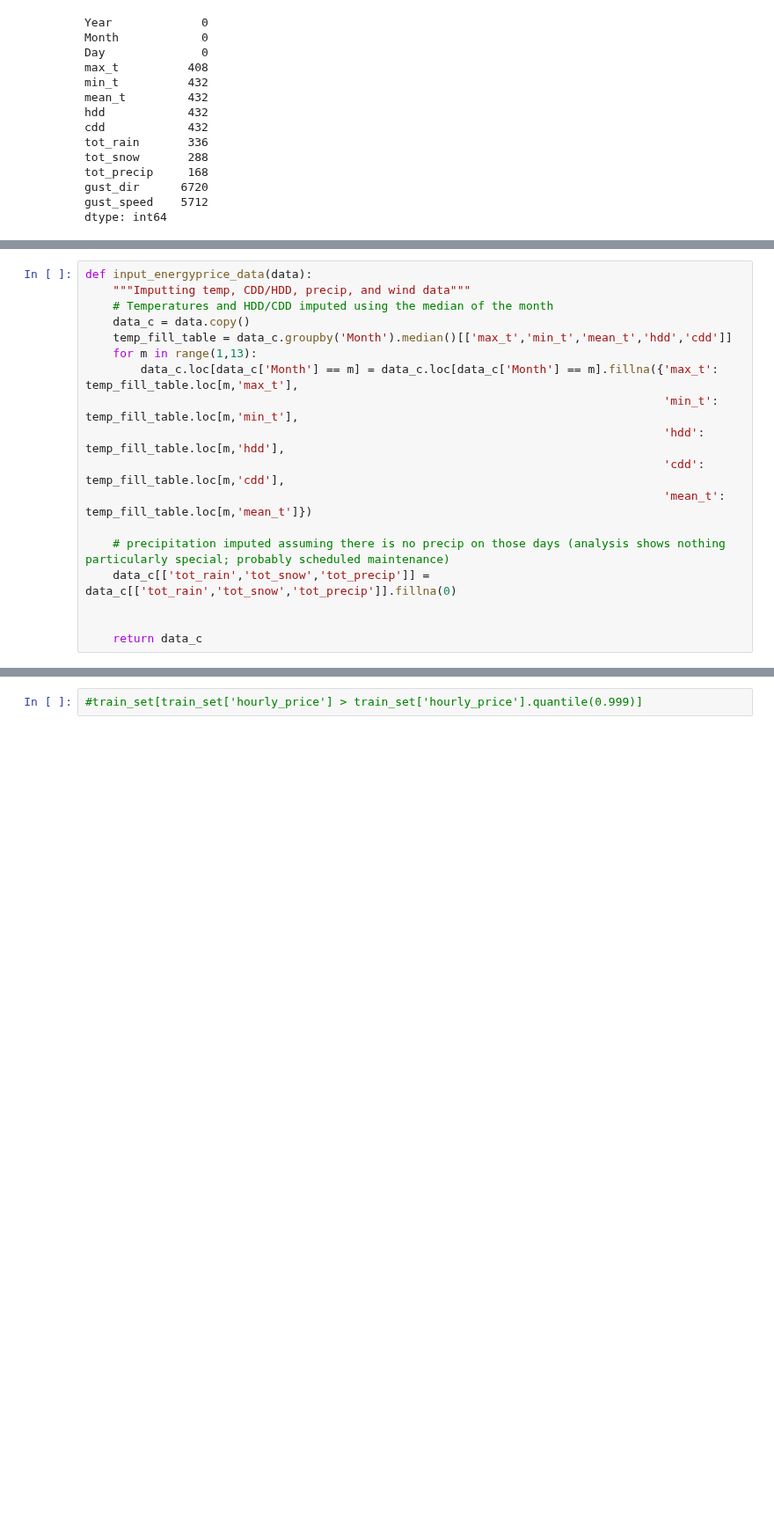
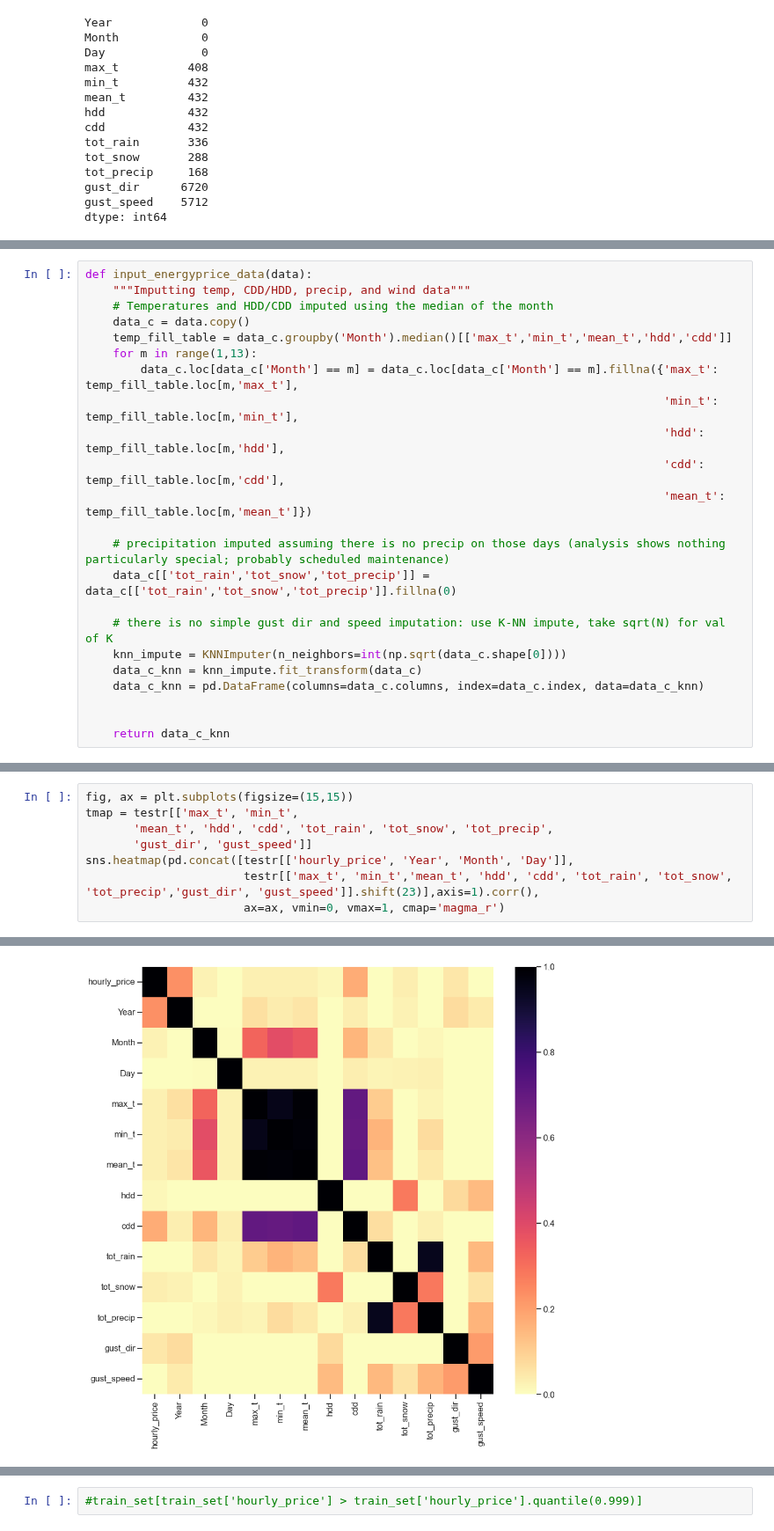
Before and after one commit to KeaganHRankin/cloud_ml_proj, a Jupyter notebook: feature_eng/feature_eng_keagan.ipynb, the cells around one changed output, grey strips where cells are left out. Shown at 88% size. Drawn from its saved outputs; the diff is of its cells as text; blank space fills up the shorter version.

```diff
--- a/feature_eng/feature_eng_keagan.ipynb
+++ b/feature_eng/feature_eng_keagan.ipynb
@@ -233,5 +235,10 @@ def input_energyprice_data(data):
     # precipitation imputed assuming there is no precip on those days (analysis shows nothing particularly special; probably scheduled maintenance)
     data_c[['tot_rain','tot_snow','tot_precip']] = data_c[['tot_rain','tot_snow','tot_precip']].fillna(0)
 
+    # there is no simple gust dir and speed imputation: use K-NN impute, take sqrt(N) for val of K
+    knn_impute = KNNImputer(n_neighbors=int(np.sqrt(data_c.shape[0])))
+    data_c_knn = knn_impute.fit_transform(data_c)
+    data_c_knn = pd.DataFrame(columns=data_c.columns, index=data_c.index, data=data_c_knn)
 
-    return data_c
+
+    return data_c_knn
@@ -277,0 +300,9 @@ train_set[train_set[['tot_rain','tot_snow','tot_precip']].isnull().any(axis=1)]#
+# %%
+fig, ax = plt.subplots(figsize=(15,15))
+tmap = testr[['max_t', 'min_t',
+       'mean_t', 'hdd', 'cdd', 'tot_rain', 'tot_snow', 'tot_precip',
+       'gust_dir', 'gust_speed']]
+sns.heatmap(pd.concat([testr[['hourly_price', 'Year', 'Month', 'Day']],
+                       testr[['max_t', 'min_t','mean_t', 'hdd', 'cdd', 'tot_rain', 'tot_snow', 'tot_precip','gust_dir', 'gust_speed']].shift(23)],axis=1).corr(),
+                       ax=ax, vmin=0, vmax=1, cmap='magma_r')
+# %% [output]
@@ -277,0 +310 @@ train_set[train_set[['tot_rain','tot_snow','tot_precip']].isnull().any(axis=1)]#
+[figure, added]
```
Also changed, not shown: parts of 12 cells of this notebook.
